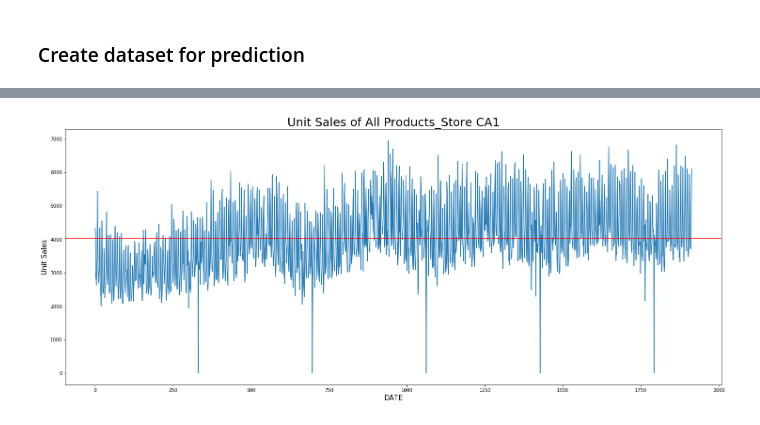
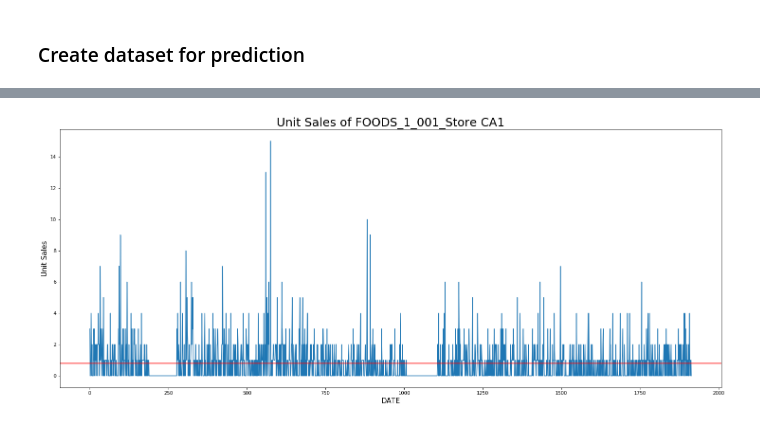
Before and after one commit to velwu/urChampKaggle, a Jupyter notebook: Chien_EDA/Kaggle_M5.ipynb, the cells around one changed output, grey strips where cells are left out. Saved outputs shown, nothing was run; the diff lists cells and outputs as text; code cells hidden in the pictures.

```diff
--- a/Chien_EDA/Kaggle_M5.ipynb
+++ b/Chien_EDA/Kaggle_M5.ipynb
@@ -151,7 +164,7 @@ for k in price_missing.keys():
 # %%
 # Transpose 'd_1' to 'd_1913' columns of 'sale'
 sale_colname = sale.columns
-sale_CA1 = pd.melt(sale[sale['store_id'] == 'CA_1'], id_vars=sale_colname[1:6],
+sale_CA1 = pd.melt(sale[sale['store_id'] == 'CA_1'], id_vars=sale_colname[0:6],
                    value_vars=sale_colname[6:], var_name='d', value_name='sales')
 sale_CA1.head()
 # %% [output]
@@ -177,8 +190,8 @@ CA1_all.head()
 # %%
-df_CA1 = CA1_all[['item_id','dept_id','cat_id','d','sales','wm_yr_wk','event_name_1',
+df_CA1 = CA1_all[['id','item_id','dept_id','cat_id','d','sales','wm_yr_wk','event_name_1',
                  'event_type_1','event_name_2','event_type_2','snap_CA']].copy()
 df_CA1['d_new'] = df_CA1['d'].str[2:].astype('int')
 df_CA1['week'] = df_CA1['wm_yr_wk']-11100
-df_CA1 = df_CA1.sort_values(['item_id', 'd_new']).reset_index(drop=True)
+df_CA1 = df_CA1.sort_values(['id', 'd_new']).reset_index(drop=True)
 df_CA1.head()
 # %% [output]
@@ -190,0 +206,3 @@ df_CA1.head()
+# %%
+food1_001_CA1 = df_CA1[df_CA1['item_id']=='FOODS_1_001'][['id','item_id','d_new','sales']].reset_index(drop=True)
+food1_001_CA1.head()
@@ -191,12 +216,11 @@ df_CA1.head()
 # %%
 plt.figure(figsize=(25,10))
-sales_all_item = df_CA1.groupby('d_new')['sales'].sum().reset_index()
-avg_sales = sales_all_item['sales'].mean()
-plt.plot('d_new', 'sales', data=sales_all_item)
-plt.axhline(avg_sales, color='red')
+avg_food1_001_sales = food1_001_CA1['sales'].mean()
+plt.plot('d_new', 'sales', data=food1_001_CA1)
+plt.axhline(avg_food1_001_sales, color='red')
 plt.xlabel('DATE', fontsize=15)
 plt.ylabel('Unit Sales', fontsize=15)
-plt.title('Unit Sales of All Products_Store CA1', fontsize=25)
+plt.title('Unit Sales of FOODS_1_001_Store CA1', fontsize=25)
 plt.show()
 # %% [output]
-[figure, old version]
+[figure, new version]
```
Also changed, not shown: parts of 41 cells of this notebook.
